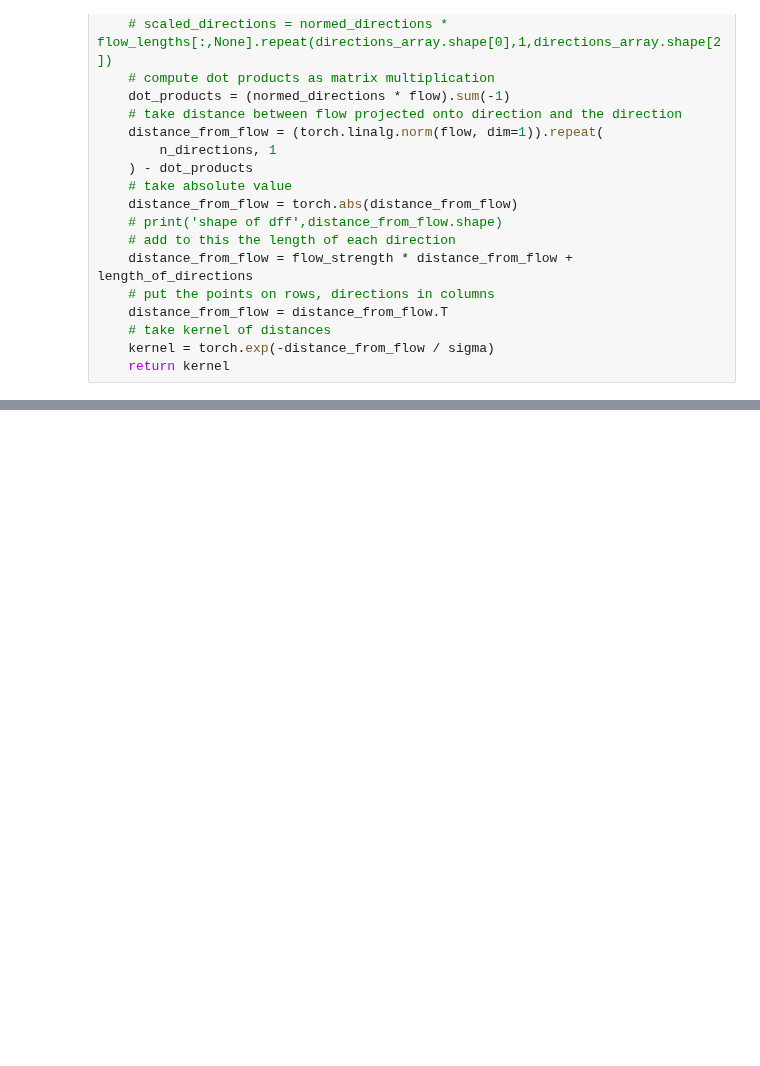
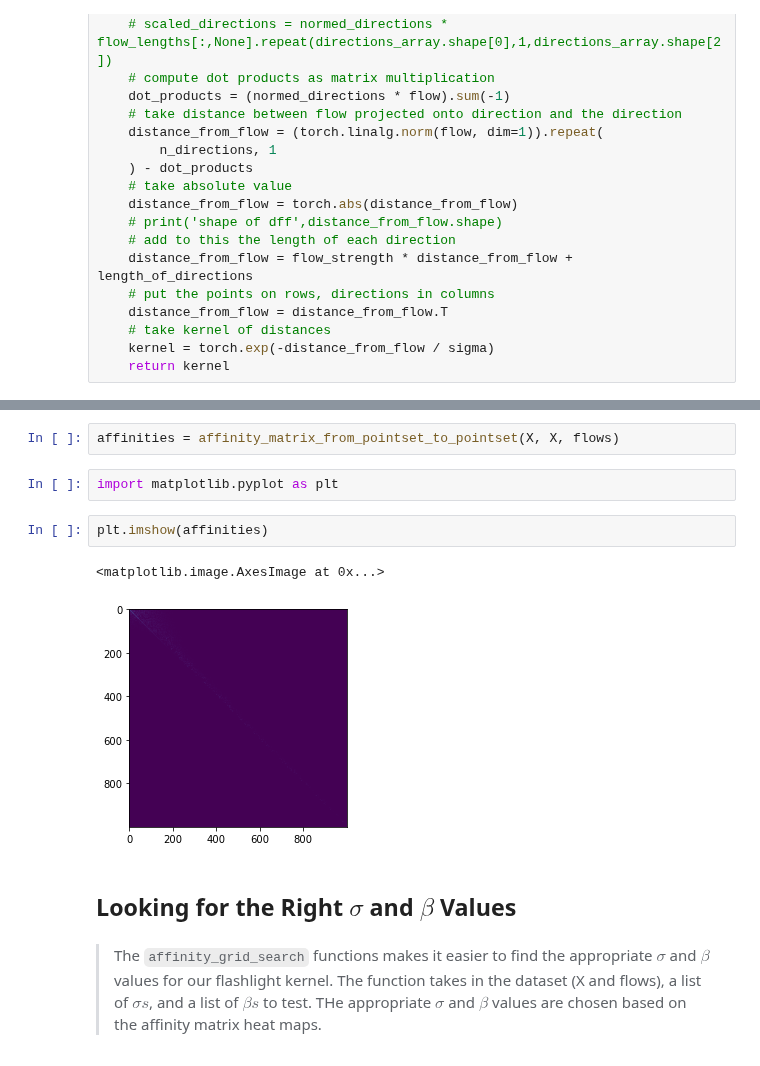
Before and after one commit to professorwug/FRED, a Jupyter notebook: 02a Flashlight Kernel.ipynb, the cells around one changed output, grey strips where cells are left out. Cells and saved outputs as stored; diff of their text form; blank space fills up the shorter version.

```diff
--- a/02a Flashlight Kernel.ipynb
+++ b/02a Flashlight Kernel.ipynb
@@ -130,0 +153,13 @@ def affinity_matrix_from_pointset_to_pointset(
+# %%
+affinities = affinity_matrix_from_pointset_to_pointset(X, X, flows)
+# %%
+import matplotlib.pyplot as plt
+# %%
+plt.imshow(affinities)
+# %% [output]
+<matplotlib.image.AxesImage at 0x...>
+[figure, added]
+# %% [markdown]
+## Looking for the Right $\sigma$ and $\beta$ Values
+# %% [markdown]
+> The `affinity_grid_search` functions makes it easier to find the appropriate $\sigma$ and $\beta$ values for our flashlight kernel. The function takes in the dataset (X and flows), a list of $\sigma s$, and a list of $\beta s$ to test. THe appropriate $\sigma$ and $\beta$ values are chosen based on the affinity matrix heat maps.
```
Also changed, not shown: parts of 9 cells of this notebook, 1 other file.
